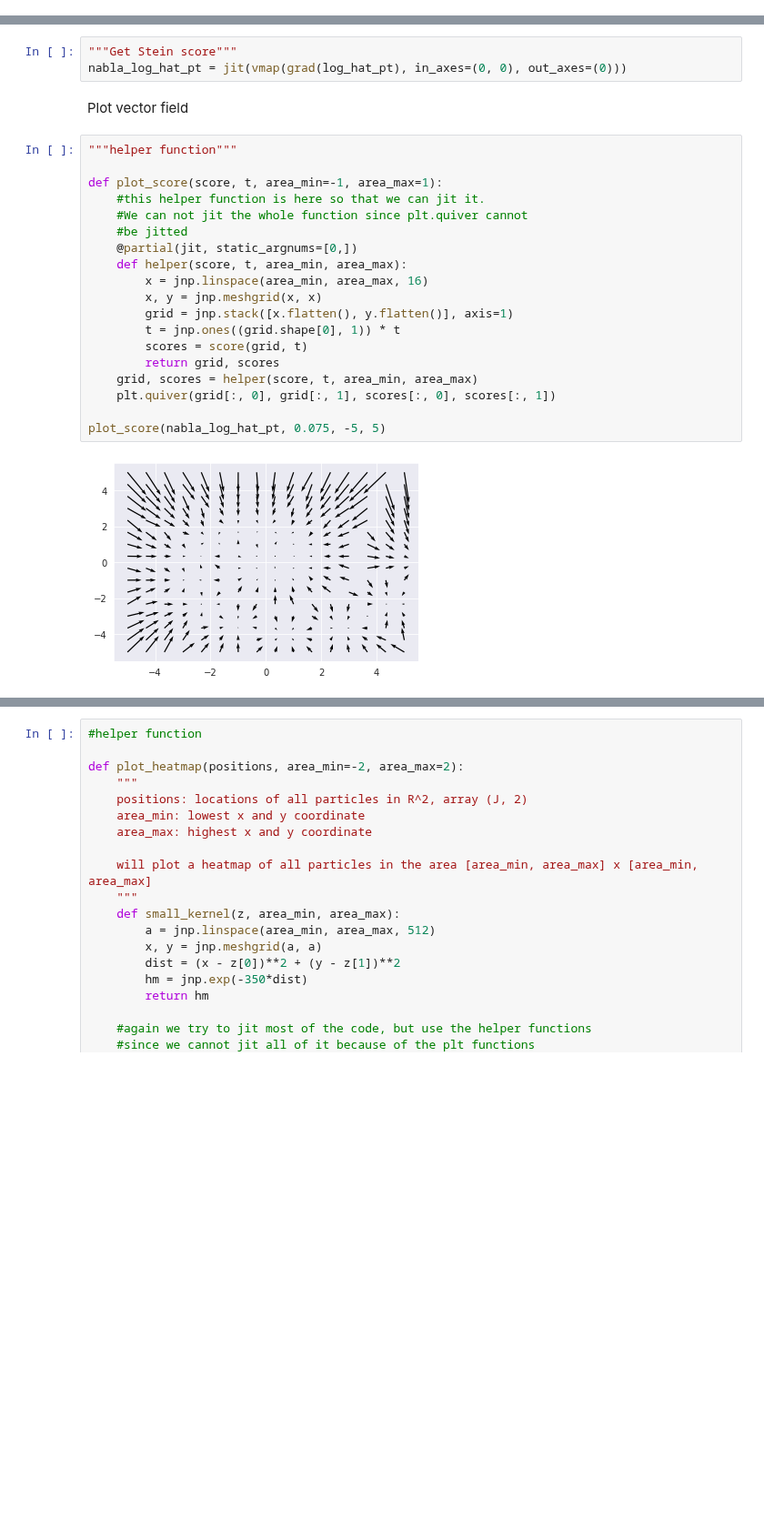
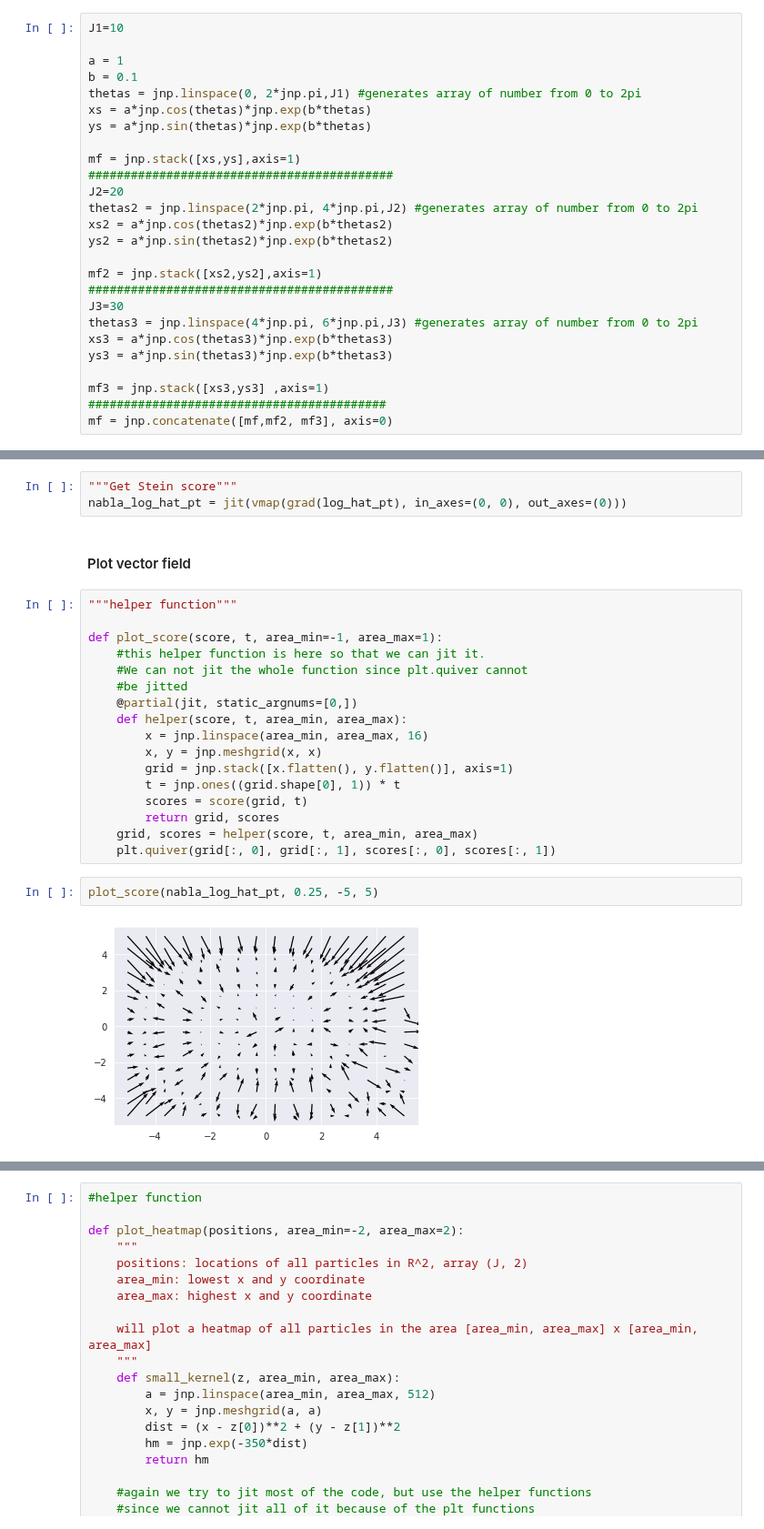
Before and after one commit to durml91/MMath-Project, a Jupyter notebook: Basic_diffusion.ipynb, the cells around one changed output, grey strips where cells are left out. Shown at 91% size. Drawn from its saved outputs; the diff is of its cells as text; blank space fills up the shorter version.

```diff
--- a/Basic_diffusion.ipynb
+++ b/Basic_diffusion.ipynb
@@ -50,2 +68,28 @@ mf = jnp.stack([xs,ys],axis=1)
+# %%
+J1=10
+
+a = 1
+b = 0.1
+thetas = jnp.linspace(0, 2*jnp.pi,J1) #generates array of number from 0 to 2pi
+xs = a*jnp.cos(thetas)*jnp.exp(b*thetas)
+ys = a*jnp.sin(thetas)*jnp.exp(b*thetas)
+
+mf = jnp.stack([xs,ys],axis=1)
+###########################################
+J2=20
+thetas2 = jnp.linspace(2*jnp.pi, 4*jnp.pi,J2) #generates array of number from 0 to 2pi
+xs2 = a*jnp.cos(thetas2)*jnp.exp(b*thetas2)
+ys2 = a*jnp.sin(thetas2)*jnp.exp(b*thetas2)
+
+mf2 = jnp.stack([xs2,ys2],axis=1)
+###########################################
+J3=30
+thetas3 = jnp.linspace(4*jnp.pi, 6*jnp.pi,J3) #generates array of number from 0 to 2pi
+xs3 = a*jnp.cos(thetas3)*jnp.exp(b*thetas3)
+ys3 = a*jnp.sin(thetas3)*jnp.exp(b*thetas3)
+
+mf3 = jnp.stack([xs3,ys3] ,axis=1)
+##########################################
+mf = jnp.concatenate([mf,mf2, mf3], axis=0)
 # %%
 plt.scatter(mf[:,0], mf[:,1])
@@ -90,7 +133,7 @@ def log_hat_pt(x,t):
 """Get Stein score"""
 nabla_log_hat_pt = jit(vmap(grad(log_hat_pt), in_axes=(0, 0), out_axes=(0)))
 # %% [markdown]
-Plot vector field
+#### Plot vector field
 # %%
 """helper function"""
 
@@ -108,7 +151,7 @@ def plot_score(score, t, area_min=-1, area_max=1):
         return grid, scores
     grid, scores = helper(score, t, area_min, area_max)
     plt.quiver(grid[:, 0], grid[:, 1], scores[:, 0], scores[:, 1])
-
-plot_score(nabla_log_hat_pt, 0.075, -5, 5)
-# %% [output]
-[figure, removed]
+# %%
+plot_score(nabla_log_hat_pt, 0.25, -5, 5)
+# %% [output]
+[figure, added]
```
Also changed, not shown: parts of 71 cells of this notebook.
